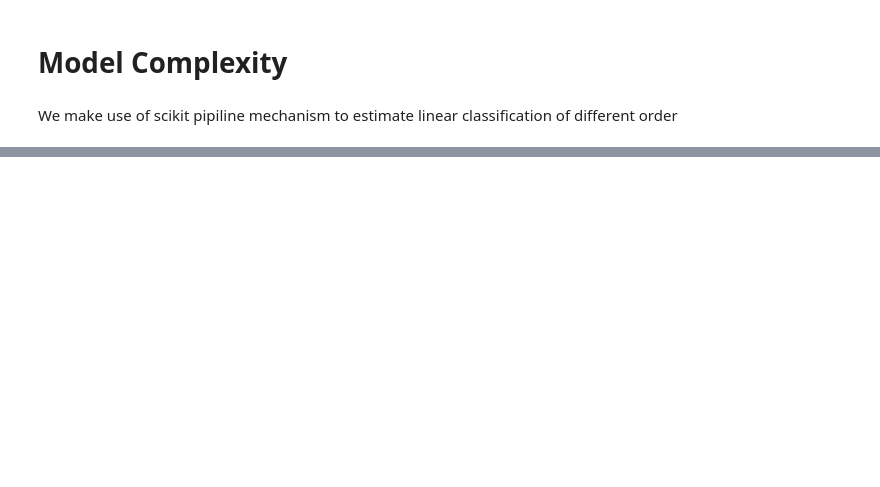
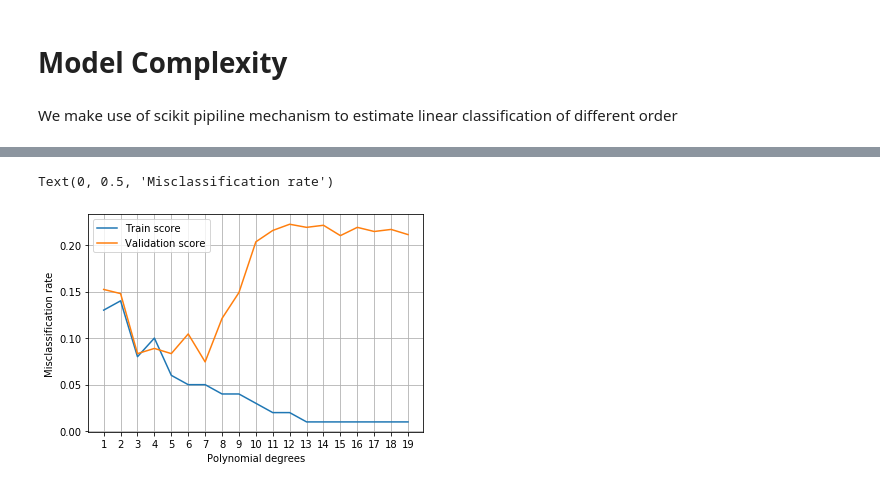
Before and after one commit to wtseve/conference_ia-chatelaf, a Jupyter notebook: notebooks/1_introduction/N2_Polynomial_Classification_Model_Complexity.ipynb, the cells around one changed output, grey strips where cells are left out. Saved outputs shown, nothing was run; the diff lists cells and outputs as text; code cells hidden in the pictures; blank space fills up the shorter version.

```diff
--- a/notebooks/1_introduction/N2_Polynomial_Classification_Model_Complexity.ipynb
+++ b/notebooks/1_introduction/N2_Polynomial_Classification_Model_Complexity.ipynb
@@ -45,11 +65,27 @@ We split the initial set in two sets: one use for training the model, and one us
 # %%
 from sklearn.model_selection import validation_curve
-poly = PolynomialFeatures()
-lin_model = linear_model.RidgeClassifier()
-pipe = Pipeline(steps=[('poly', poly), ('lin_model', lin_model)])
-train_scores, valid_scores = validation_curve(pipe, X, y, "poly__degree", range(1,20), cv=3)
-plt.plot(range(1, 20), train_scores.mean(axis=1), label="Train score")
-plt.plot(range(1, 20), valid_scores.mean(axis=1), label="Validation score")
+lin_model = linear_model.RidgeClassifier(alpha=1e-6,normalize=True)
+
+degrees= sp.arange(1,20)
+train_error_rate= sp.zeros(degrees.shape)
+test_error_rate= sp.zeros(degrees.shape)
+for i,deg in enumerate(degrees):
+    model = make_pipeline(PolynomialFeatures(deg), lin_model )
+    model.fit(X_train,y_train )
+    y_pred= model.predict( X_train )
+    train_error_rate[i] = sp.mean( y_train != y_pred)
+    y_pred= model.predict( X_test )
+    test_error_rate[i] = sp.mean( y_test != y_pred)
+
+
+#train_scores, valid_scores = validation_curve(pipe, X, y, "poly__degree", range(1,20), cv=10)
+plt.plot(range(1, 20), train_error_rate, label="Train score")
+plt.plot(range(1, 20), test_error_rate, label="Validation score")
 plt.grid()
 plt.xticks(range(1, 20))
 plt.legend()
+plt.xlabel("Polynomial degrees")
+plt.ylabel("Misclassification rate")
+# %% [output]
+Text(0, 0.5, 'Misclassification rate')
+[figure, added]
```
Also changed, not shown: parts of 10 cells of this notebook, 2 other files.
